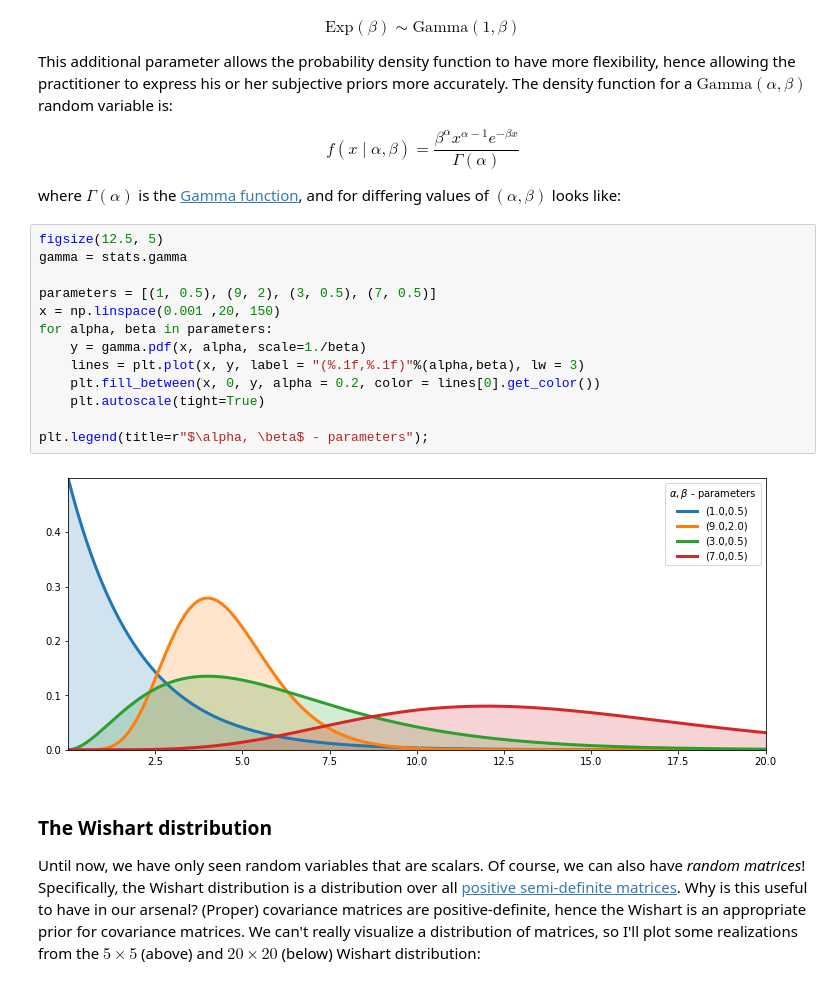
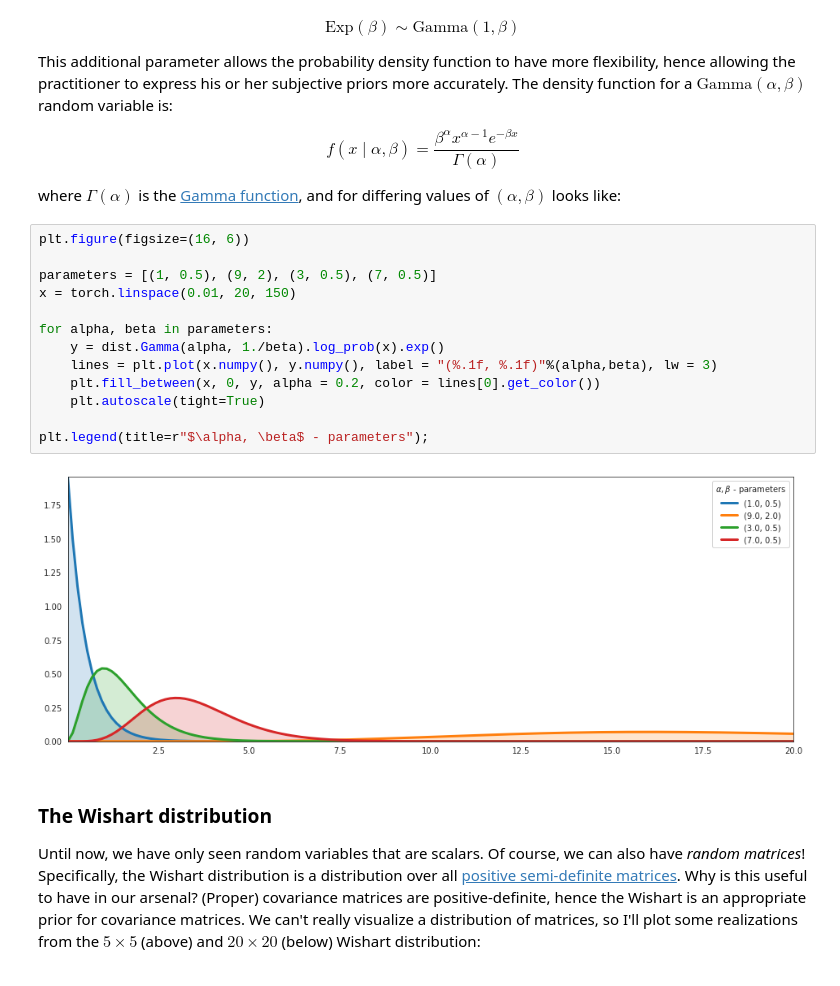
Before and after one commit to rashed091/Stochastic-Optimization, a Jupyter notebook: bayesian_hackers/Chapter06 - Priors.ipynb, the cells around one changed output. Saved outputs shown, nothing was run; the diff lists cells and outputs as text.

```diff
--- a/bayesian_hackers/Chapter06 - Priors.ipynb
+++ b/bayesian_hackers/Chapter06 - Priors.ipynb
@@ -125,20 +125,20 @@ $$ f(x \mid \alpha, \beta) = \frac{\beta^{\alpha}x^{\alpha-1}e^{-\beta x}}{\Gamm
 
 where $\Gamma(\alpha)$ is the [Gamma function](http://en.wikipedia.org/wiki/Gamma_function), and for differing values of $(\alpha, \beta)$ looks like:
 # %%
-figsize(12.5, 5)
-gamma = stats.gamma
+plt.figure(figsize=(16, 6))
 
 parameters = [(1, 0.5), (9, 2), (3, 0.5), (7, 0.5)]
-x = np.linspace(0.001 ,20, 150)
+x = torch.linspace(0.01, 20, 150)
+
 for alpha, beta in parameters:
-    y = gamma.pdf(x, alpha, scale=1./beta)
-    lines = plt.plot(x, y, label = "(%.1f,%.1f)"%(alpha,beta), lw = 3)
+    y = dist.Gamma(alpha, 1./beta).log_prob(x).exp()
+    lines = plt.plot(x.numpy(), y.numpy(), label = "(%.1f, %.1f)"%(alpha,beta), lw = 3)
     plt.fill_between(x, 0, y, alpha = 0.2, color = lines[0].get_color())
     plt.autoscale(tight=True)
 
 plt.legend(title=r"$\alpha, \beta$ - parameters");
 # %% [output]
-[figure, old version]
+[figure, new version]
 # %% [markdown]
 ### The Wishart distribution
 
```
Also changed, not shown: parts of 3 cells of this notebook.
